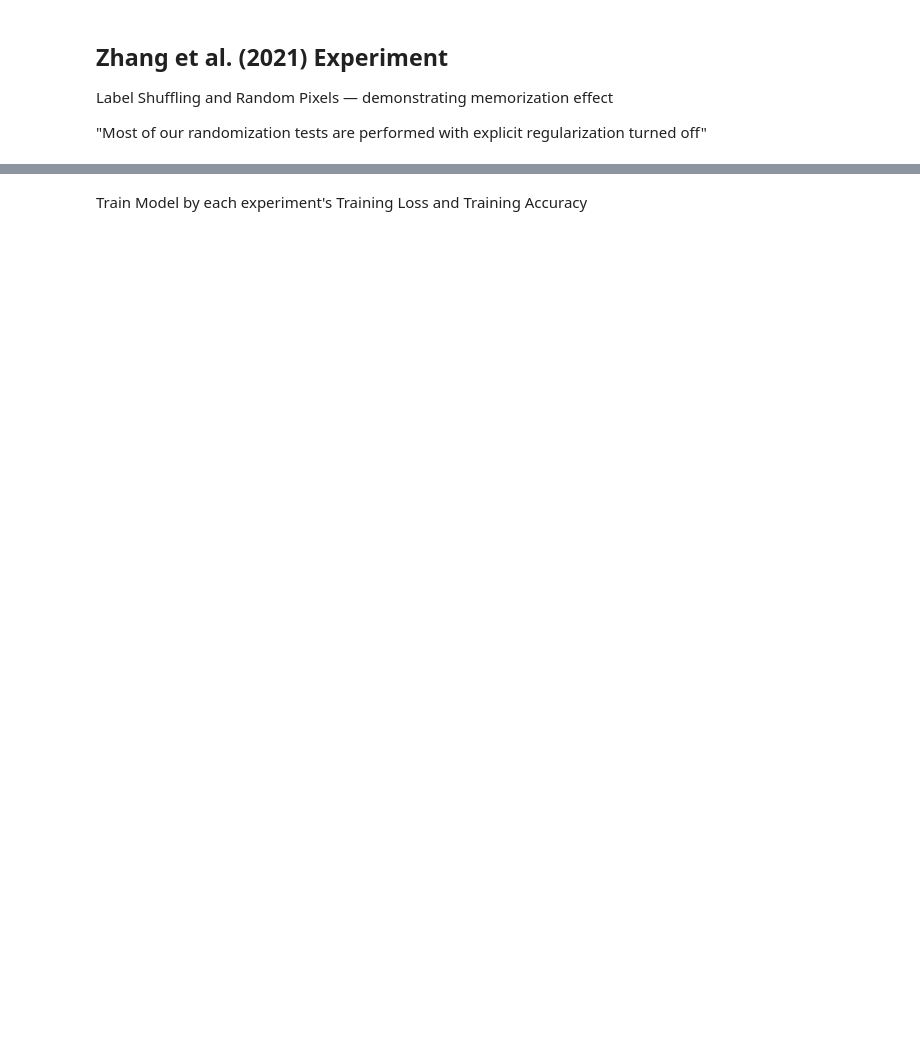
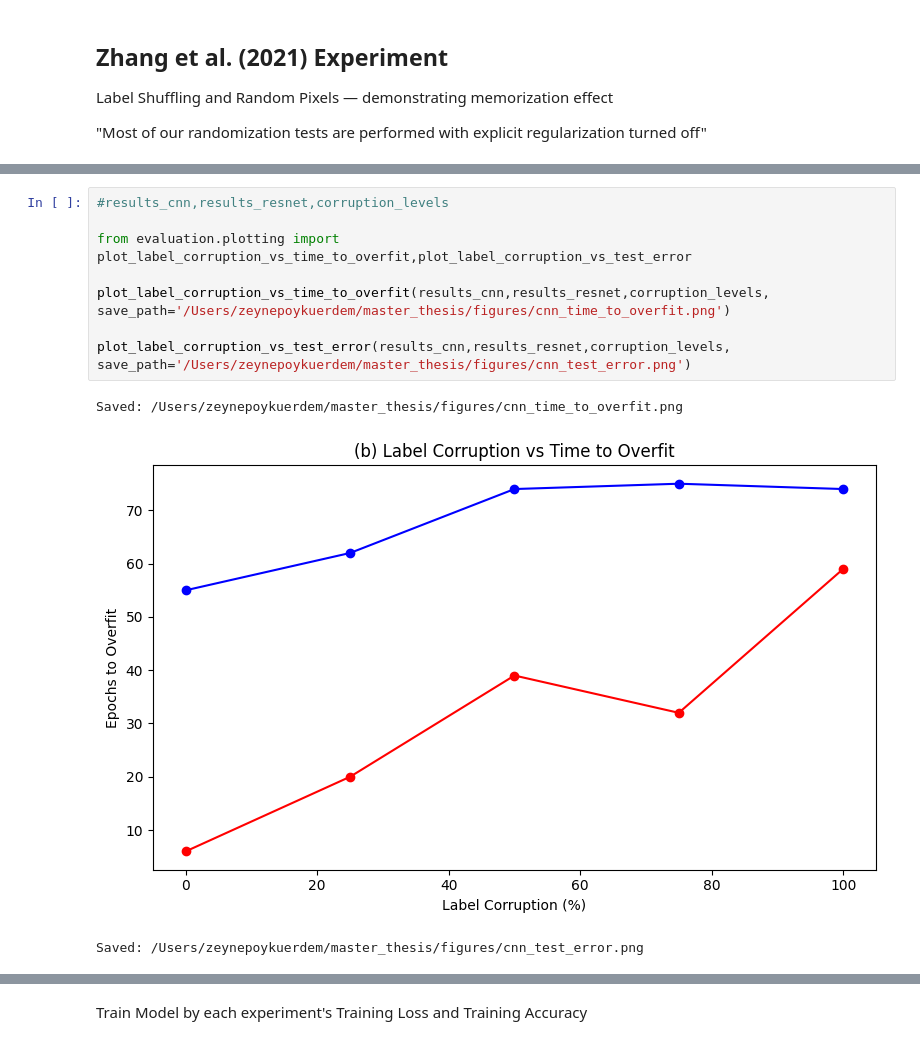
Before and after one commit to zeynepoykuerdem/master_thesis, a Jupyter notebook: master_thesis/main.ipynb, the cells around one changed output, grey strips where cells are left out. Cells and saved outputs as stored; diff of their text form; blank space fills up the shorter version.

```diff
--- a/master_thesis/main.ipynb
+++ b/master_thesis/main.ipynb
@@ -274,0 +491,12 @@ ImportError: cannot import name 'load_cifar10_data_no_augmentation' from 'data.c
+# %%
+#results_cnn,results_resnet,corruption_levels
+
+from evaluation.plotting import plot_label_corruption_vs_time_to_overfit,plot_label_corruption_vs_test_error
+
+plot_label_corruption_vs_time_to_overfit(results_cnn,results_resnet,corruption_levels, save_path='/Users/zeynepoykuerdem/master_thesis/figures/cnn_time_to_overfit.png')
+
+plot_label_corruption_vs_test_error(results_cnn,results_resnet,corruption_levels, save_path='/Users/zeynepoykuerdem/master_thesis/figures/cnn_test_error.png')
+# %% [output]
+Saved: /Users/zeynepoykuerdem/master_thesis/figures/cnn_time_to_overfit.png
+[figure, added]
+Saved: /Users/zeynepoykuerdem/master_thesis/figures/cnn_test_error.png
```
Also changed, not shown: parts of 21 cells of this notebook, 6 other files.
